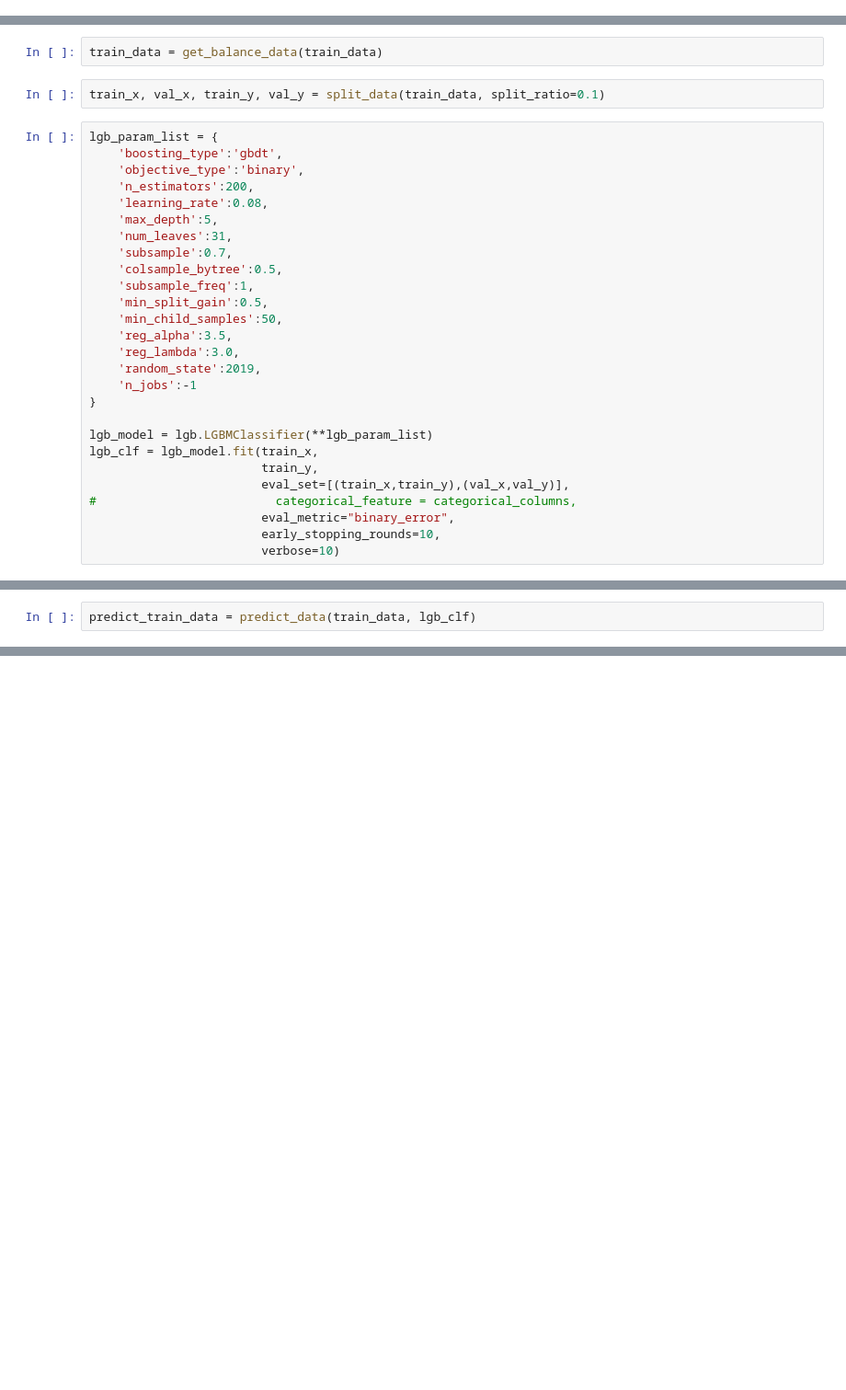
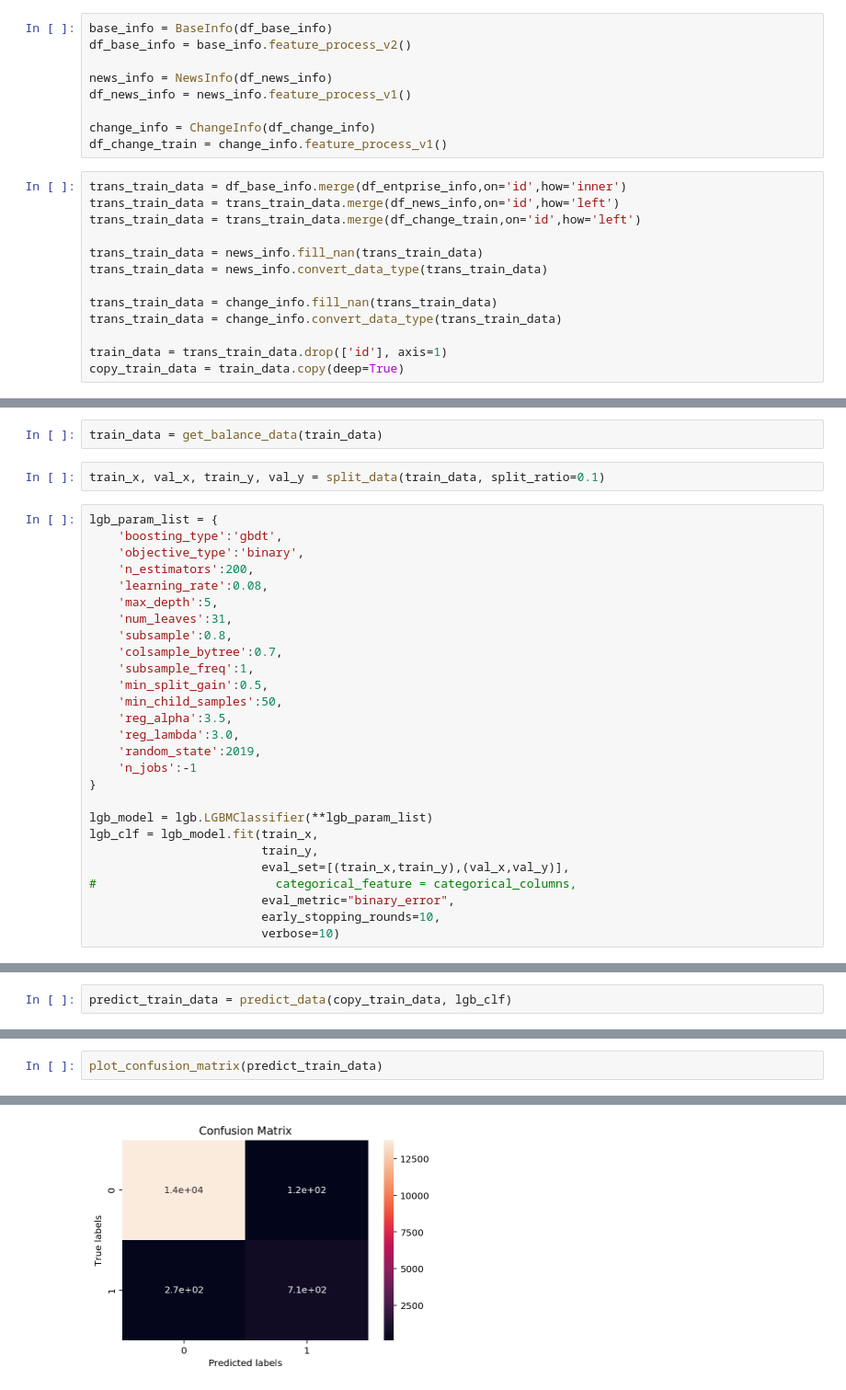
Before and after one commit to DingLuBJUT/DataMiningCompetition, a Jupyter notebook: Risk_Prediction_Of_Illegal_Fund_Raising/code/data_analysis.ipynb, the cells around one changed output, grey strips where cells are left out. Shown at 92% size. Cells and saved outputs as stored; diff of their text form; blank space fills up the shorter version.

```diff
--- a/Risk_Prediction_Of_Illegal_Fund_Raising/code/data_analysis.ipynb
+++ b/Risk_Prediction_Of_Illegal_Fund_Raising/code/data_analysis.ipynb
@@ -330,0 +605,22 @@ train_data = base_info.feature_process_v2()
+# %%
+base_info = BaseInfo(df_base_info)
+df_base_info = base_info.feature_process_v2()
+
+news_info = NewsInfo(df_news_info)
+df_news_info = news_info.feature_process_v1()
+
+change_info = ChangeInfo(df_change_info)
+df_change_train = change_info.feature_process_v1()
+# %%
+trans_train_data = df_base_info.merge(df_entprise_info,on='id',how='inner')
+trans_train_data = trans_train_data.merge(df_news_info,on='id',how='left')
+trans_train_data = trans_train_data.merge(df_change_train,on='id',how='left')
+
+trans_train_data = news_info.fill_nan(trans_train_data)
+trans_train_data = news_info.convert_data_type(trans_train_data)
+
+trans_train_data = change_info.fill_nan(trans_train_data)
+trans_train_data = change_info.convert_data_type(trans_train_data)
+
+train_data = trans_train_data.drop(['id'], axis=1)
+copy_train_data = train_data.copy(deep=True)
@@ -340,8 +640,8 @@ lgb_param_list = {
     'learning_rate':0.08,
     'max_depth':5,
     'num_leaves':31,
-    'subsample':0.7,
-    'colsample_bytree':0.5,
+    'subsample':0.8,
+    'colsample_bytree':0.7,
     'subsample_freq':1,
     'min_split_gain':0.5,
     'min_child_samples':50,
@@ -362,2 +697,2 @@ lgb_clf = lgb_model.fit(train_x,
 # %%
-predict_train_data = predict_data(train_data, lgb_clf)
+predict_train_data = predict_data(copy_train_data, lgb_clf)
@@ -365,0 +719,3 @@ plot_confusion_matrix(predict_train_data)
+# %%
+plot_confusion_matrix(predict_train_data)
+# %% [output]
@@ -365,0 +726 @@ plot_confusion_matrix(predict_train_data)
+[figure, added]
```
Also changed, not shown: parts of 26 cells of this notebook, 5 other files.
